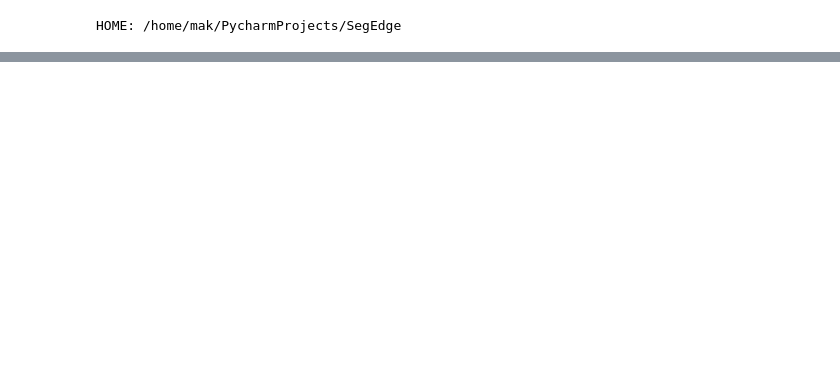
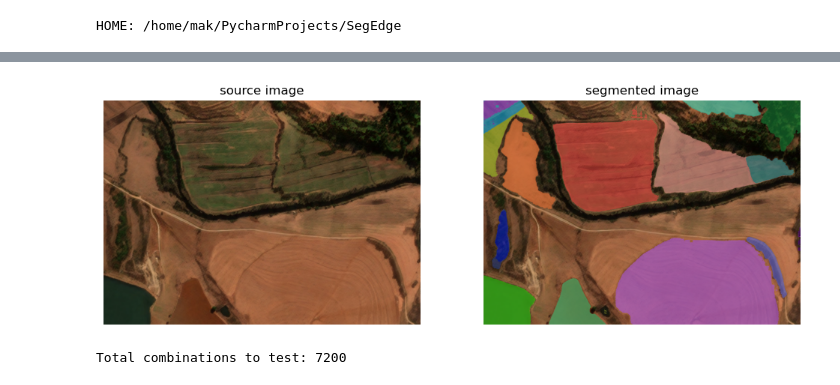
Before and after one commit to GIS-Remote-Sensing-Goettingen/SegEdge, a Jupyter notebook: Sam2 segment field.ipynb, the cells around one changed output, grey strips where cells are left out. Cells and saved outputs as stored; diff of their text form; code cells hidden in the pictures; blank space fills up the shorter version.

```diff
--- a/Sam2 segment field.ipynb
+++ b/Sam2 segment field.ipynb
@@ -41,0 +72,38 @@ ModuleNotFoundError: No module named 'supervision'
+# %%
+mask_generator_2 = SAM2AutomaticMaskGenerator(
+    model=sam2_model,
+    points_per_side=64,
+    points_per_batch=32,
+    pred_iou_thresh=0.3,
+    stability_score_thresh=0.92,
+    stability_score_offset=0.7,
+    crop_n_layers=1,
+    box_nms_thresh=0.7,
+    min_mask_region_area=1000
+)
+sam2_result_2 = mask_generator_2.generate(image_rgb)
+# %%
+mask_annotator = sv.MaskAnnotator(color_lookup=sv.ColorLookup.INDEX)
+detections = sv.Detections.from_sam(sam_result=sam2_result_2)
+
+annotated_image = mask_annotator.annotate(scene=image_bgr.copy(), detections=detections)
+
+sv.plot_images_grid(
+    images=[image_bgr, annotated_image],
+    grid_size=(1, 2),
+    titles=['source image', 'segmented image']
+)
+# %% [output]
+[figure, added]
+# %%
+#test different configs
+points_per_side = list(range(8, 128, 8))
+points_per_batch = [4, 8, 16, 32]
+pred_iou_thresh = [0.1, 0.2, 0.3, 0.4, 0.5]
+stability_score_thresh = [0.7 , 0.8, 0.9 , 0.92, 0.95, 0.98]
+stability_score_offset = [0.5, 0.6 , 0.7, 0.8]
+
+n_combinations = len(points_per_side) * len(points_per_batch) * len(pred_iou_thresh) * len(stability_score_thresh) * len(stability_score_offset)
+print(f"Total combinations to test: {n_combinations}")
+# %% [output]
+Total combinations to test: 7200
```
Also changed, not shown: parts of 7 cells of this notebook, 2 other files.
